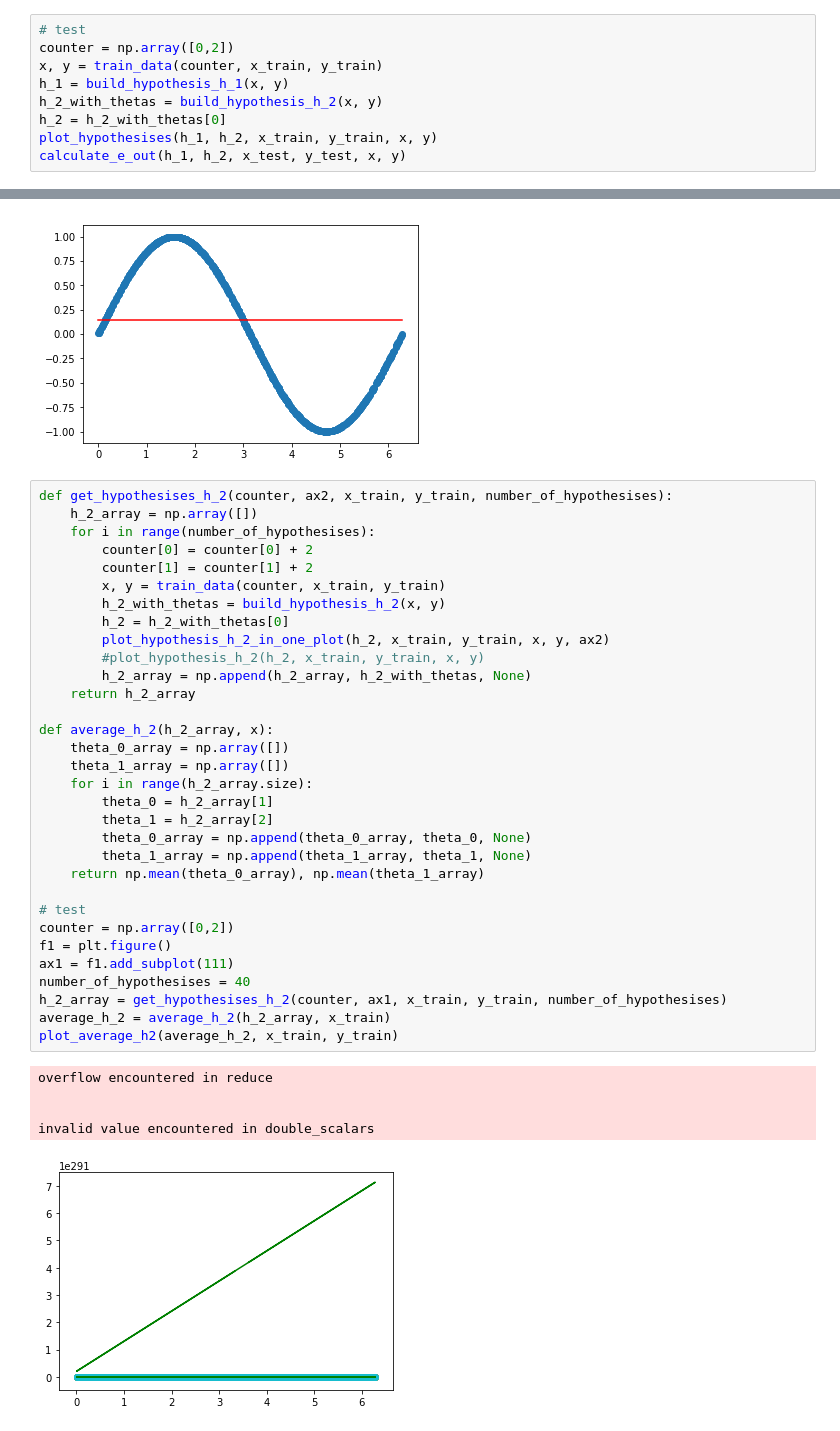
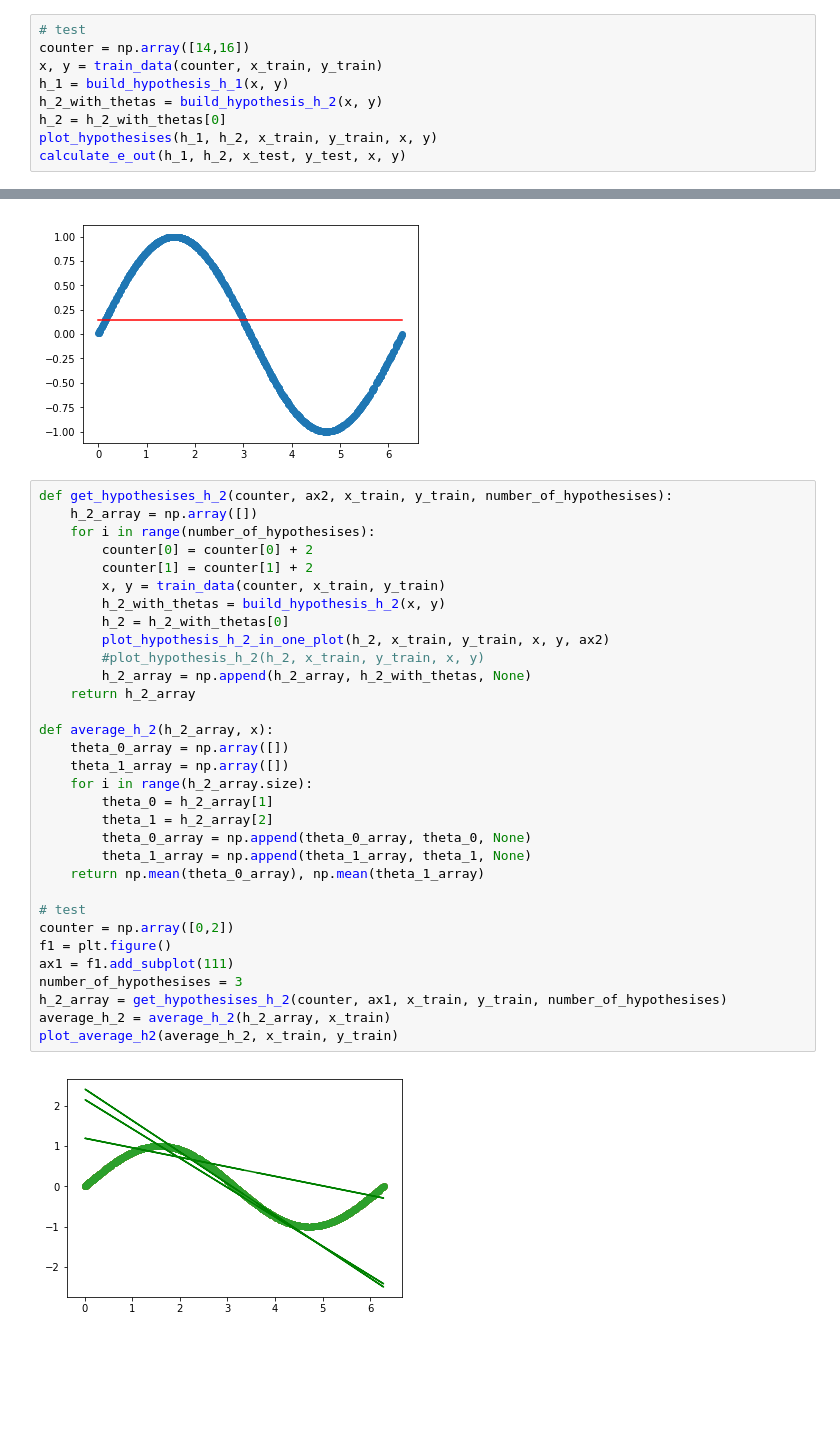
Before and after one commit to KonstantinKochetov/ML-implementations, a Jupyter notebook: Beleg3.ipynb, the cells around one changed output, grey strips where cells are left out. Drawn from its saved outputs; the diff is of its cells as text; blank space fills up the shorter version.

```diff
--- a/Beleg3.ipynb
+++ b/Beleg3.ipynb
@@ -569,7 +569,7 @@ def calculate_e_out(h_1, h_2, x_test, y_test, x, y):
     print("E_out_model_2", e_out_2)
 # %%
 # test
-counter = np.array([0,2])
+counter = np.array([14,16])
 x, y = train_data(counter, x_train, y_train)
 h_1 = build_hypothesis_h_1(x, y)
 h_2_with_thetas = build_hypothesis_h_2(x, y)
@@ -621,39 +621,35 @@ def get_hypothesises_h_2(counter, ax2, x_train, y_train, number_of_hypothesises)
     h_2_array = np.array([])
     for i in range(number_of_hypothesises):
         counter[0] = counter[0] + 2
         counter[1] = counter[1] + 2
         x, y = train_data(counter, x_train, y_train)
         h_2_with_thetas = build_hypothesis_h_2(x, y)
         h_2 = h_2_with_thetas[0]
         plot_hypothesis_h_2_in_one_plot(h_2, x_train, y_train, x, y, ax2)
         #plot_hypothesis_h_2(h_2, x_train, y_train, x, y)
         h_2_array = np.append(h_2_array, h_2_with_thetas, None)
     return h_2_array
 
 def average_h_2(h_2_array, x):
     theta_0_array = np.array([])
     theta_1_array = np.array([])
     for i in range(h_2_array.size):
         theta_0 = h_2_array[1]
         theta_1 = h_2_array[2]
         theta_0_array = np.append(theta_0_array, theta_0, None)
         theta_1_array = np.append(theta_1_array, theta_1, None)
     return np.mean(theta_0_array), np.mean(theta_1_array)
 
 # test
 counter = np.array([0,2])
 f1 = plt.figure()
 ax1 = f1.add_subplot(111)
-number_of_hypothesises = 40
+number_of_hypothesises = 3
 h_2_array = get_hypothesises_h_2(counter, ax1, x_train, y_train, number_of_hypothesises)
 average_h_2 = average_h_2(h_2_array, x_train)
 plot_average_h2(average_h_2, x_train, y_train)
 # %% [output]
-overflow encountered in reduce
-
-
-invalid value encountered in double_scalars
-[figure, old version]
+[figure, new version]
 [figure]
 # %% [markdown]
 ![title](bias_variance.png)
```
Also changed, not shown: parts of 4 cells of this notebook.
